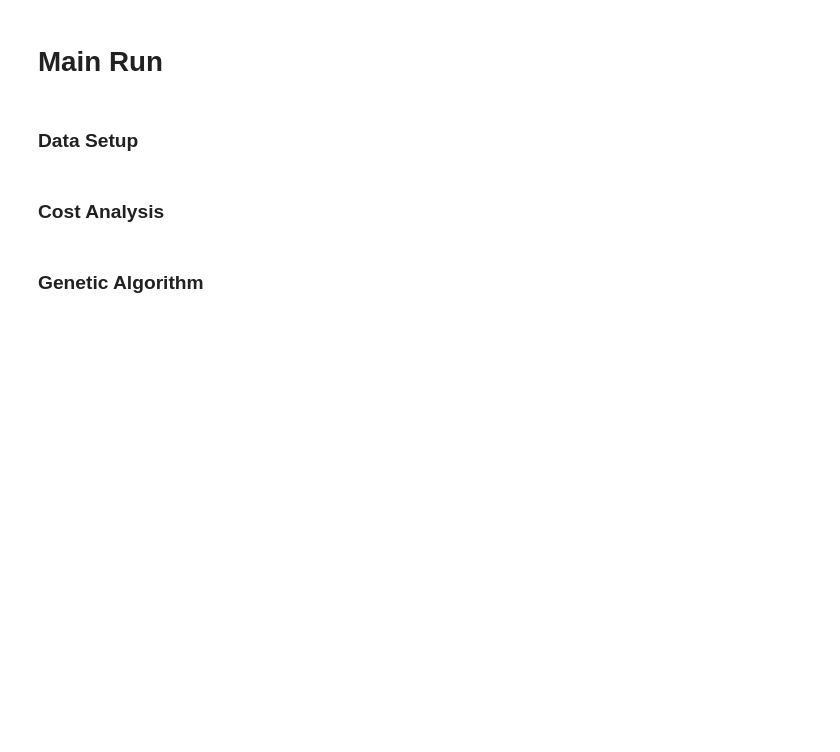
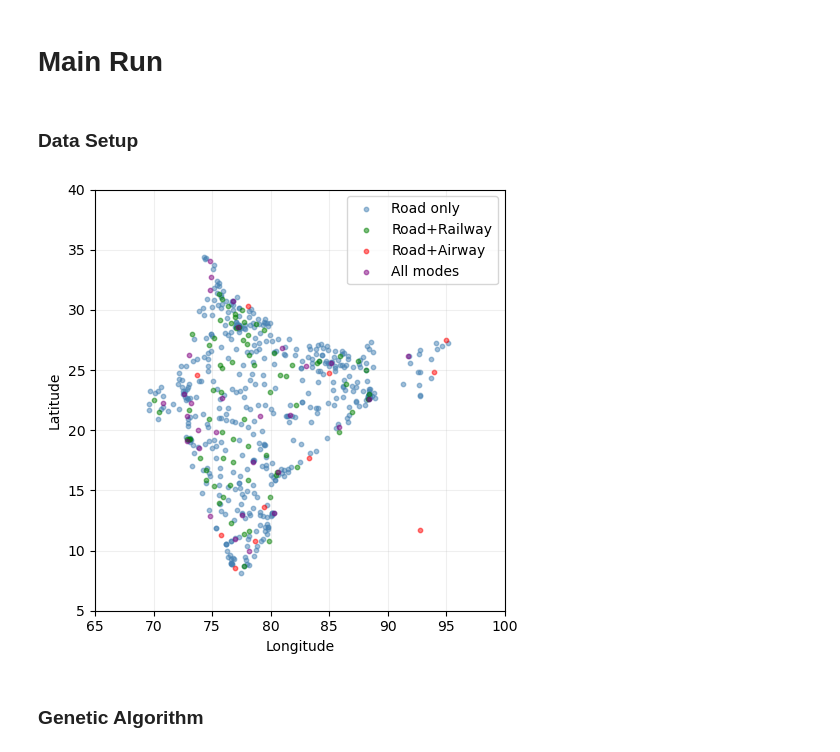
Before and after one commit to shashank2403/Heuristic-Network-Optimisation, a Jupyter notebook: main.ipynb, the cells around one changed output. Drawn from its saved outputs; the diff is of its cells as text; code cells hidden in the pictures; blank space fills up the shorter version.

```diff
--- a/main.ipynb
+++ b/main.ipynb
@@ -39,6 +40,48 @@ data_path = "data/indiacities.csv"
 df = import_data(data_path)
 df = preprocess_data(df, 1e5)
 df.to_csv("data/cities_data.csv", index = False)
+# %%
+def plot_cities(df: pd.DataFrame, airway_df: pd.DataFrame, railway_df: pd.DataFrame):
+    fig, ax = plt.subplots(figsize=(5, 5))
+
+
+    airway_cities = set(airway_df['city'].unique())
+    railway_cities = set(railway_df['city'].unique())
+
+    # Categorize each city
+    def get_category(city):
+        in_airway = city in airway_cities
+        in_railway = city in railway_cities
+
+        if in_airway and in_railway:
+            return 'both'
+        elif in_railway:
+            return 'railway'
+        elif in_airway:
+            return 'airway'
+        else:
+            return 'none'
+
+    df['transport_type'] = df["city"].apply(get_category)
+
+    # Plot each category with different colors
+    colors = {'none': 'steelblue', 'railway': 'green', 'airway': 'red', 'both': 'purple'}
+    labels = {'none': 'Road only', 'railway': 'Road+Railway', 'airway': 'Road+Airway', 'both': 'All modes'}
+
+    for category in ['none', 'railway', 'airway', 'both']:
+        mask = df['transport_type'] == category
+        ax.scatter(df[mask]['lng'], df[mask]['lat'], s=10, alpha=0.5,
+                  c=colors[category], label=labels[category])
+
+    ax.set_xlim(65, 100)
+    ax.set_ylim(5, 40)
+    ax.set_xlabel('Longitude')
+    ax.set_ylabel('Latitude')
+    ax.legend()
+    ax.grid(True, alpha=0.2)
+    plt.tight_layout()
+    plt.savefig('analysis/cities_graph.png', dpi=200)
+    plt.show()
 # %% [markdown]
 # Cost Calculations
 # %% [markdown]
@@ -1109,10 +1336,12 @@ railway_data_path = "data/railway_nodes.csv"
 # %%
 df = import_data(total_data_path)
 air_df = import_data(airway_data_path)
 rail_df = import_data(railway_data_path)
 # fc_df = import_data(fc_data_path)
 # df.info()
 # air_df.info()
 # rail_df.info()
 # fc_df.info()
-# plot_cities(df, air_df, rail_df)
+plot_cities(df, air_df, rail_df)
+# %% [output]
+[figure, added]
@@ -1125,2 +1347,0 @@ rail_df = import_data(railway_data_path)
-# %% [markdown]
-### Cost Analysis
```
Also changed, not shown: parts of 22 cells of this notebook.
